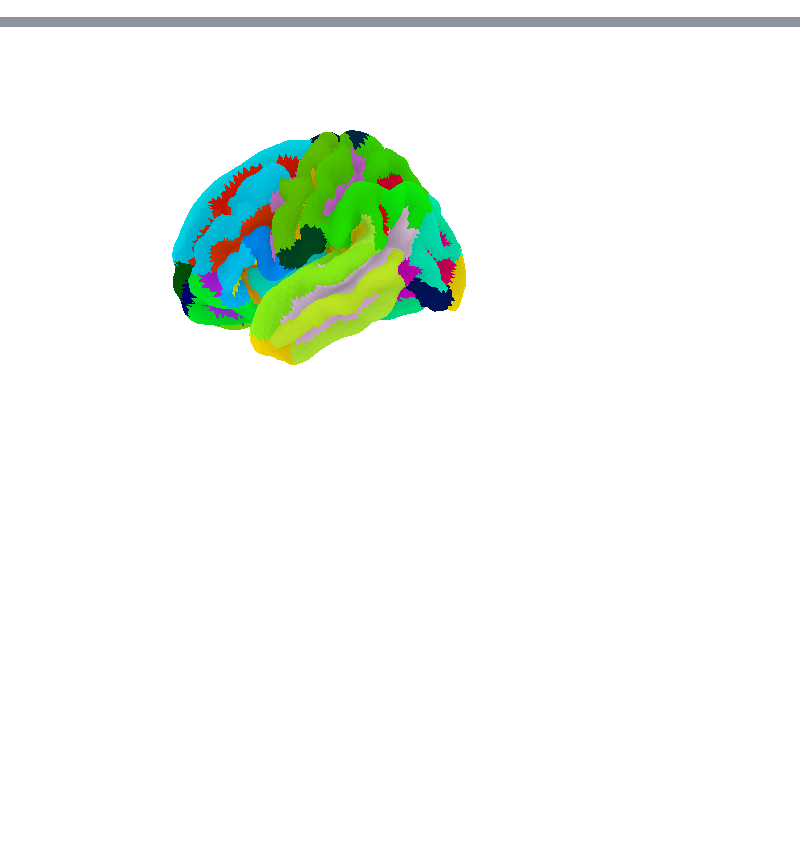
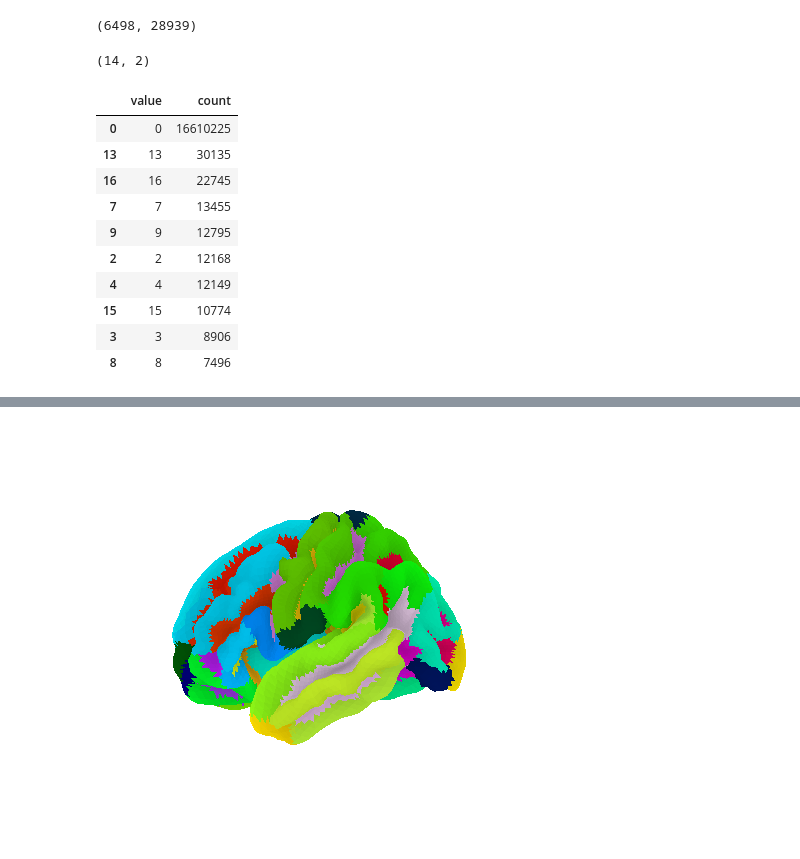
Before and after one commit to dschonhaut/leads_tau_spread, a Jupyter notebook: plot_brain.ipynb, the cells around one changed output, grey strips where cells are left out. Drawn from its saved outputs; the diff is of its cells as text; code cells hidden in the pictures; blank space fills up the shorter version.

```diff
--- a/plot_brain.ipynb
+++ b/plot_brain.ipynb
@@ -4,0 +21,2 @@ from nilearn import surface
+# %%
+strm.add_presuf("some_filename.nii", prefix="L_hello_")
@@ -4,0 +98,19 @@ from nilearn import surface
+# %%
+# Dilate the rois.
+dilate_by = 4
+overwrite = False
+save_output = True
+
+# ---------------------------
+# Get paths to the input ROI files.
+inroifs = {roi: nops.find_gzip(op.join(template_dir, f"L_{roi}-L_specroi-aparcaseg_DK_1mm.nii.gz"))
+           for roi in rois["specroi"].unique()}
+
+# Dilate the rois.
+for roi, infile in inroifs.items():
+    outfile = op.join(op.dirname(infile), strm.add_presuf(op.basename(infile), suffix=f"-dil{dilate_by}"))
+    if overwrite or not op.exists(outfile):
+        img, indat = nops.load_nii(infile, binarize=True)
+        outdat = ndimage.binary_dilation(indat, iterations=dilate_by).astype(dat.dtype)
+        # Save the individual dilated ROI files.
+        nops.save_nii(img, outdat, outfile, overwrite)
@@ -4,0 +193,33 @@ from nilearn import surface
+# %%
+np.count_nonzero(dat), np.count_nonzero(dat_dil)
+# %% [output]
+(6498, 28939)
+# %%
+# Fix spec-roi_dil values.
+
+# Load spec-roi_dil image.
+# infile = op.join(template_dir, "L_specroi-aparcaseg_DK_1mm.nii.gz")
+infile = op.join(template_dir, "L_specroi_dil_log-aparcaseg_DK_1mm_roi.nii.gz")
+img, dat = nops.load_nii(infile, dtype=int)
+
+# Save dat unique values and counts as a pandas dataframe.
+values_counts = pd.DataFrame(np.unique(dat, return_counts=True)).T
+values_counts.columns = ["value", "count"]
+
+print(values_counts.shape)
+# %% [output]
+(14, 2)
+# %%
+values_counts.sort_values("count", ascending=False).head(10)
+# %% [output]
+|  | value | count |
+| 0 | 0 | 16610225 |
+| 13 | 13 | 30135 |
+| 16 | 16 | 22745 |
+| 7 | 7 | 13455 |
+| 9 | 9 | 12795 |
+| 2 | 2 | 12168 |
+| 4 | 4 | 12149 |
+| 15 | 15 | 10774 |
+| 3 | 3 | 8906 |
+| 8 | 8 | 7496 |
```
Also changed, not shown: parts of 20 cells of this notebook, 1 other file.
